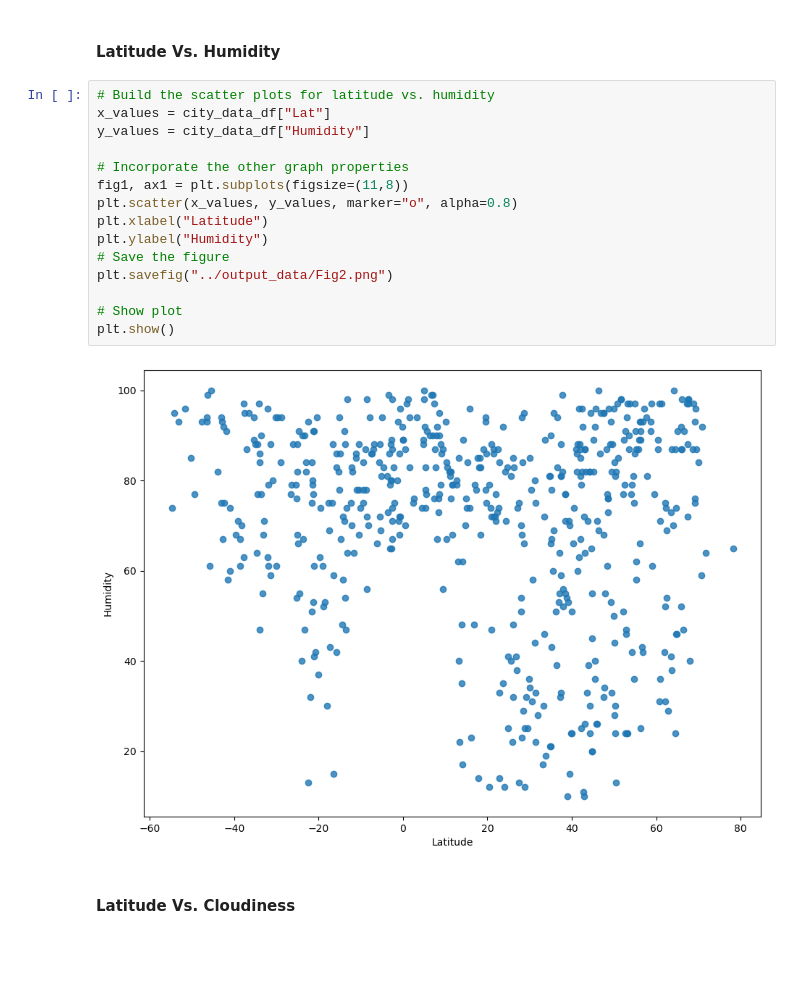
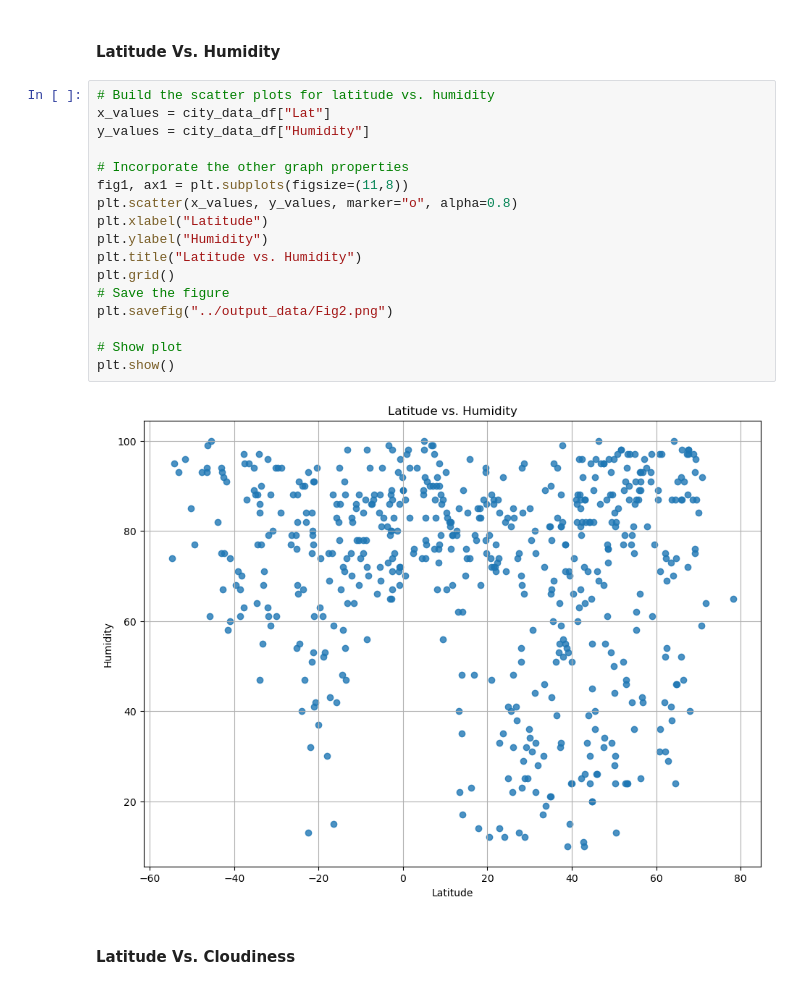
Before and after one commit to kimmiekc/python-api-challenge, a Jupyter notebook: WeatherPy/WeatherPy.ipynb, the cells around one changed output. Saved outputs shown, nothing was run; the diff lists cells and outputs as text; blank space fills up the shorter version.

Commit message:
fixing titles for weatherpy

```diff
--- a/WeatherPy/WeatherPy.ipynb
+++ b/WeatherPy/WeatherPy.ipynb
@@ -216,20 +216,22 @@ plt.show()
 # %%
 # Build the scatter plots for latitude vs. humidity
 x_values = city_data_df["Lat"]
 y_values = city_data_df["Humidity"]
 
 # Incorporate the other graph properties
 fig1, ax1 = plt.subplots(figsize=(11,8))
 plt.scatter(x_values, y_values, marker="o", alpha=0.8)
 plt.xlabel("Latitude")
 plt.ylabel("Humidity")
+plt.title("Latitude vs. Humidity")
+plt.grid()
 # Save the figure
 plt.savefig("../output_data/Fig2.png")
 
 # Show plot
 plt.show()
 # %% [output]
-[figure, old version]
+[figure, new version]
 # %% [markdown]
 #### Latitude Vs. Cloudiness
 # %%
```
Also changed, not shown: parts of 2 cells of this notebook, 3 other files.
